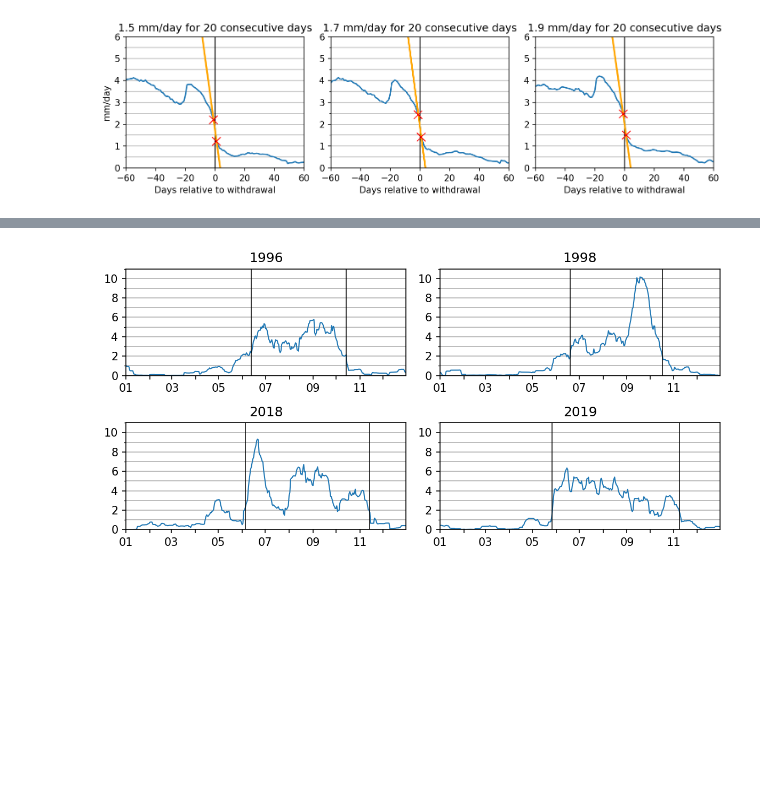
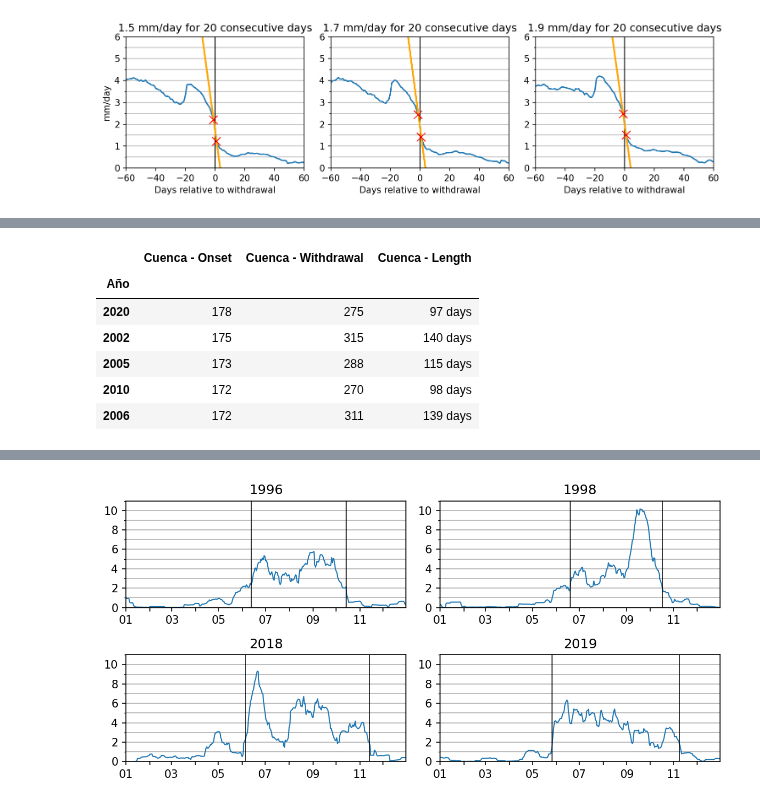
Before and after one commit to rodrigoms95/sequia, a Jupyter notebook: code/indice_pre.ipynb, the cells around one changed output, grey strips where cells are left out. Cells and saved outputs as stored; diff of their text form; code cells hidden in the pictures; blank space fills up the shorter version.

```diff
--- a/code/indice_pre.ipynb
+++ b/code/indice_pre.ipynb
@@ -690,2 +692,12 @@ Umbral: 1.7 mm/día, 20 días consecutivos, Pendiente: -0.509
 [figure]
 [figure]
+# %%
+date_2.sort_values("Cuenca - Onset", ascending = False).head()
+# %% [output]
+|  | Cuenca - Onset | Cuenca - Withdrawal | Cuenca - Length |
+| Año |  |  |  |
+| 2020 | 178 | 275 | 97 days |
+| 2002 | 175 | 315 | 140 days |
+| 2005 | 173 | 288 | 115 days |
+| 2010 | 172 | 270 | 98 days |
+| 2006 | 172 | 311 | 139 days |
```
Also changed, not shown: parts of 3 cells of this notebook, 3 other files.
